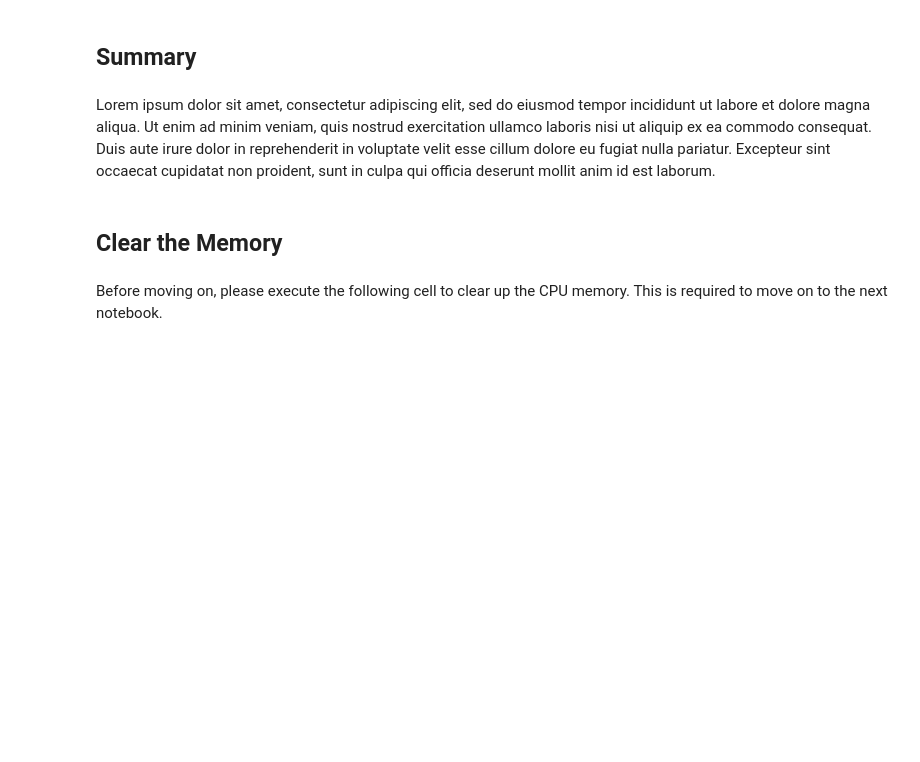
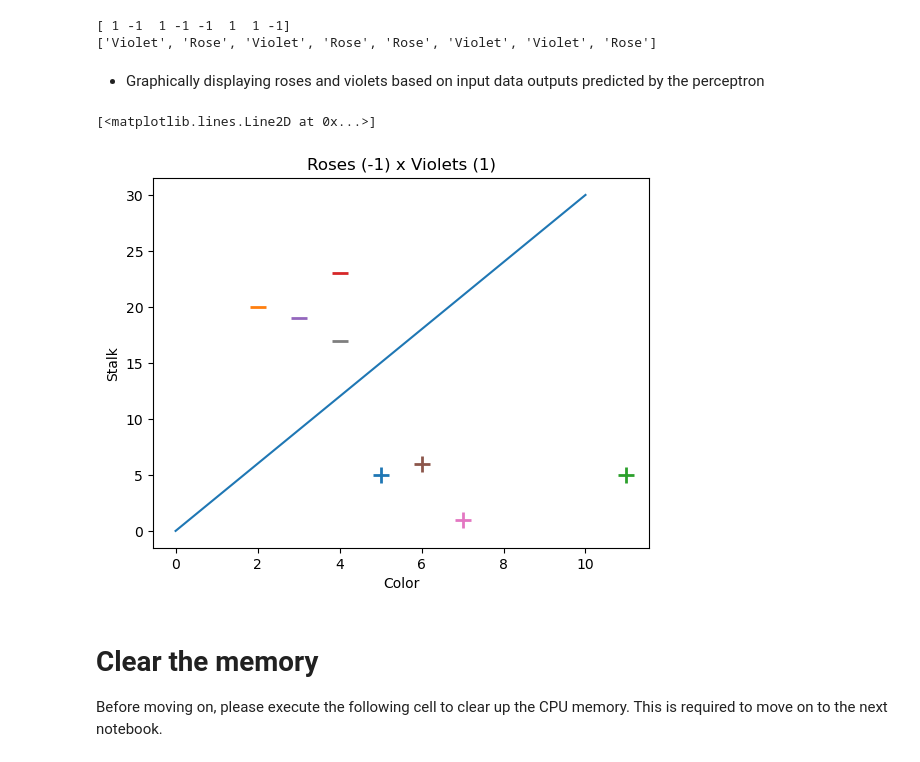
Before and after one commit to muriloboratto/AI-university-assignments, a Jupyter notebook: 04-percepetron-scikit-learning.ipynb, the cells around one changed output. Saved outputs shown, nothing was run; the diff lists cells and outputs as text; code cells hidden in the pictures; blank space fills up the shorter version.

```diff
--- a/04-percepetron-scikit-learning.ipynb
+++ b/04-percepetron-scikit-learning.ipynb
@@ -21,10 +66,55 @@ Lorem ipsum dolor sit amet, consectetur adipiscing elit, sed do eiusmod tempor i
-# %% [markdown]
-## Summary
-# %% [markdown]
-Lorem ipsum dolor sit amet, consectetur adipiscing elit, sed do eiusmod tempor incididunt ut labore et dolore magna aliqua. Ut enim ad minim veniam, quis nostrud exercitation ullamco laboris nisi ut aliquip ex ea commodo consequat. Duis aute irure dolor in reprehenderit in voluptate velit esse cillum dolore eu fugiat nulla pariatur. Excepteur sint occaecat cupidatat non proident, sunt in culpa qui officia deserunt mollit anim id est laborum.
-# %% [markdown]
-## Clear the Memory
+# %%
+# training data (size and color)
+X_train = np.array([[3,7],[2,9],[1,15],[3,18],[4,10],[9,1],[7,4],[11,3],[10,2],[6,1]])
+# desired outputs for the respective training data, -1 for roses and 1 for violets
+y_train = np.array([-1,-1,-1,-1,-1,1,1,1,1,1])
+
+# instantiating the perceptron
+percp = Perceptron(eta0 = 1, max_iter = 200)
+
+# training the perceptron
+percp.fit(X_train, y_train)
+
+# testing the model prediction with new input data
+X_test = np.array([[5, 5], [2,20], [11,5],[4,23], [3,19],[6,6],[7,1],[4,17]])
+# performing the prediction
+y_pred = percp.predict(X_test)
+
+# checking the predictions stored in the y_pred array, -1 for roses and 1 for violets
+flowers = []
+for i in y_pred:
+    if i == -1:
+        flowers.append("Rose")
+    else:
+        flowers.append("Violet")
+
+# result
+print(y_pred)
+print(flowers)
+# %% [output]
+[ 1 -1  1 -1 -1  1  1 -1]
+['Violet', 'Rose', 'Violet', 'Rose', 'Rose', 'Violet', 'Violet', 'Rose']
+# %% [markdown]
+- Graphically displaying roses and violets based on input data outputs predicted by the perceptron
+# %%
+for d,sample in zip(y_pred,X_test):
+    # Plot the negative samples (Roses)
+    if d == -1:
+        plt.scatter(sample[0], sample[1], s=120, marker='_', linewidths=2)
+    # Plot the positive samples (Violets)
+    else:
+        plt.scatter(sample[0], sample[1], s=120, marker='+', linewidths=2)
+
+# Print a possible hyperplane, that is seperating the two classes.
+plt.xlabel('Color')
+plt.ylabel('Stalk')
+plt.title('Roses (-1) x Violets (1)')
+plt.plot([0,10],[0,30])
+# %% [output]
+[<matplotlib.lines.Line2D at 0x...>]
+[figure, added]
 # %% [markdown]
+# Clear the memory
 Before moving on, please execute the following cell to clear up the CPU memory. This is required to move on to the next notebook.
 # %%
 import IPython
```
Also changed, not shown: parts of 22 cells of this notebook.
